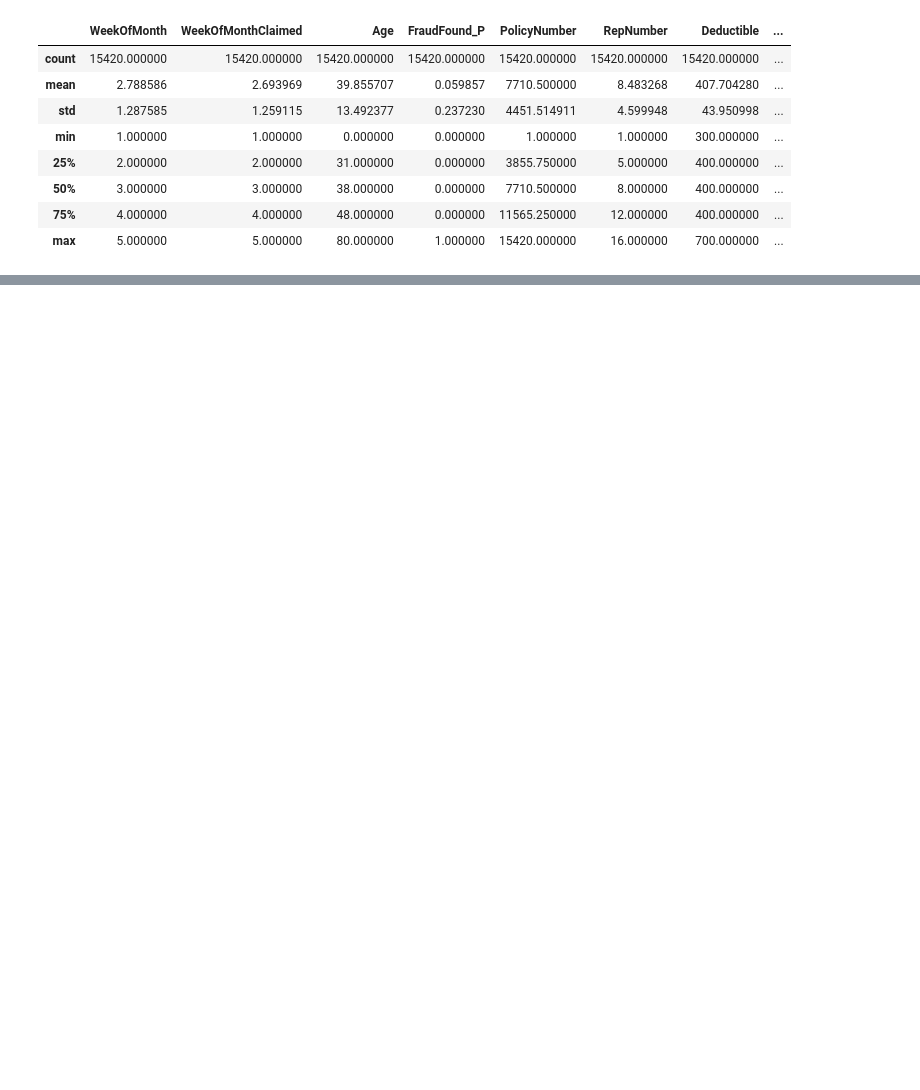
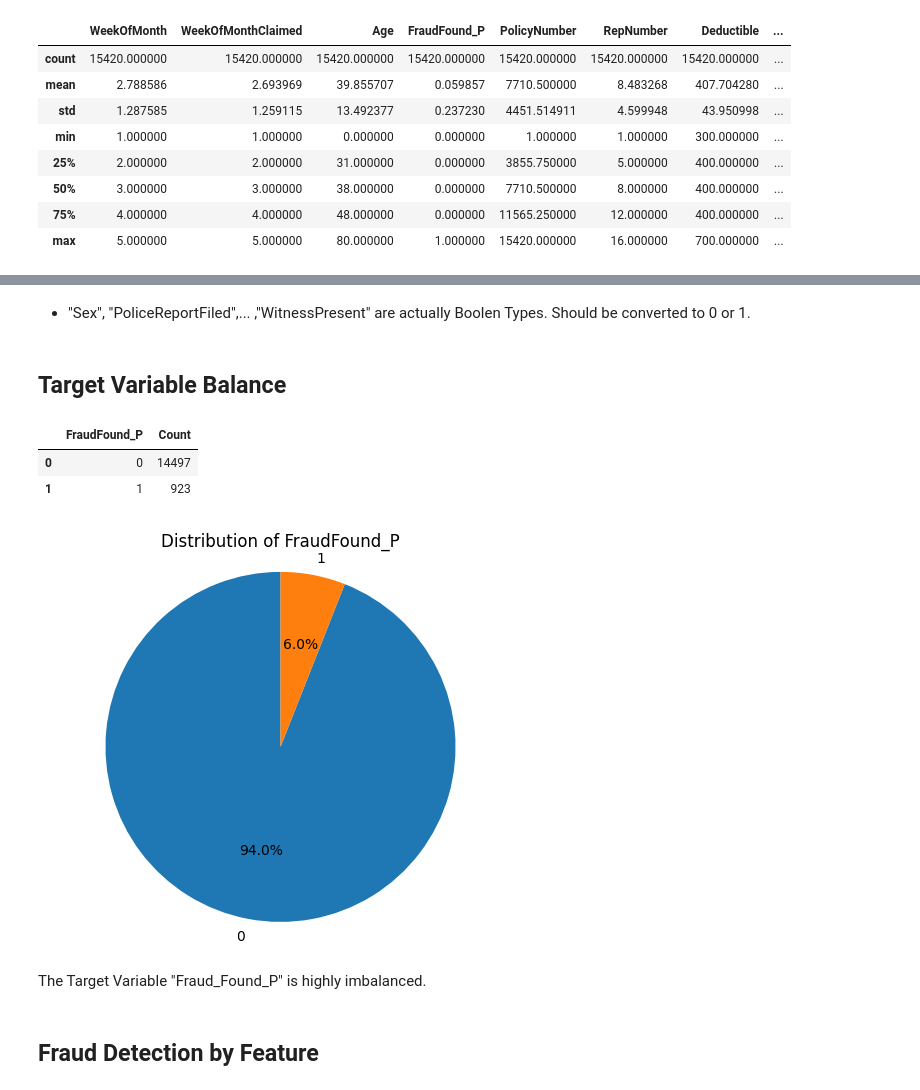
Before and after one commit to CaoDien2003/nguyencaodien2102048, a Jupyter notebook: HOMEWORK/HW1/vehicle_insurance_claim_fraud_detection.ipynb, the cells around one changed output, grey strips where cells are left out. Drawn from its saved outputs; the diff is of its cells as text; code cells hidden in the pictures; blank space fills up the shorter version.

```diff
--- a/HOMEWORK/HW1/vehicle_insurance_claim_fraud_detection.ipynb
+++ b/HOMEWORK/HW1/vehicle_insurance_claim_fraud_detection.ipynb
@@ -103,0 +136,26 @@ df.loc[:, df.nunique() < 3]
+# %% [markdown]
+- "Sex", "PoliceReportFiled",... ,"WitnessPresent" are actually Boolen Types. Should be converted to 0 or 1.
+# %% [markdown]
+## Target Variable Balance
+# %%
+target_count = df['FraudFound_P'].value_counts().reset_index()
+target_count.columns = ['FraudFound_P', 'Count']
+target_count
+# %% [output]
+|  | FraudFound_P | Count |
+| 0 | 0 | 14497 |
+| 1 | 1 | 923 |
+# %%
+# pie chart
+plt.figure(figsize=(6, 5))
+plt.pie(target_count['Count'], labels=target_count['FraudFound_P'], autopct='%1.1f%%', startangle=90)
+plt.title('Distribution of FraudFound_P')
+plt.axis('equal')
+
+plt.show()
+# %% [output]
+[figure, added]
+# %% [markdown]
+The Target Variable "Fraud_Found_P" is highly imbalanced.
+# %% [markdown]
+## Fraud Detection by Feature
```
Also changed, not shown: parts of 38 cells of this notebook.
